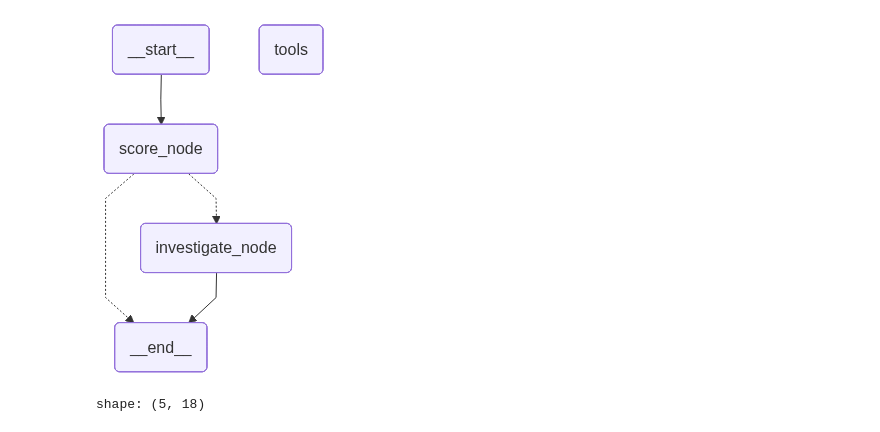
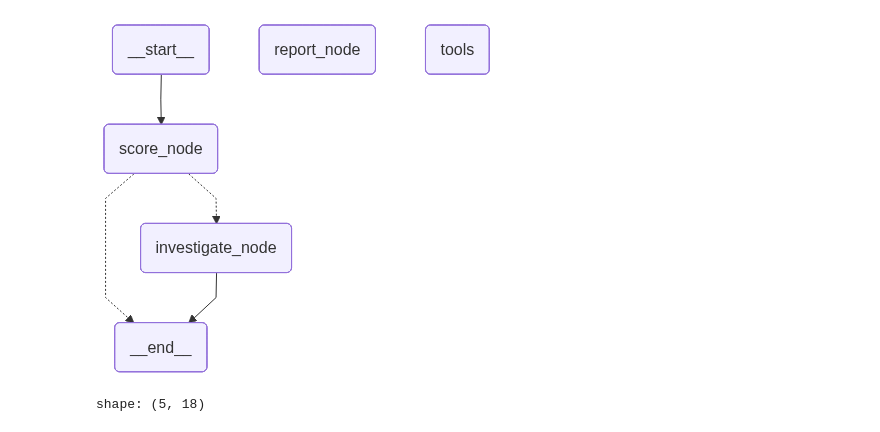
Before and after one commit to arjunverma2004/fraud-investigation-copilot, a Jupyter notebook: src/graph_nb.ipynb, the cells around one changed output. Saved outputs shown, nothing was run; the diff lists cells and outputs as text; code cells hidden in the pictures.

Commit message:
CREATED report node

```diff
--- a/src/graph_nb.ipynb
+++ b/src/graph_nb.ipynb
@@ -138,33 +174,34 @@ Documents added to the vector database.
 # %%
 # ---------------------------------------------------------------------
 # Build the graph
 # ---------------------------------------------------------------------
 def build_graph():
     builder = StateGraph(InvestigationState)
 
     builder.add_node("score_node", score_node)
-    builder.add_node("investigate_node", investigate_node)  # stub for now
+    builder.add_node("investigate_node", investigate_node)
+    builder.add_node("report_node", report_node)
     builder.add_node("tools", tool_node)
 
     builder.add_edge(START, "score_node")
     builder.add_conditional_edges(
         "score_node",
         route_after_scoring,
         {"investigate_node": "investigate_node", END: END},
     )
     builder.add_conditional_edges("investigate_node", route_after_investigate)
     builder.add_edge("tools", "investigate_node")  # route to tools node for tool invocation
 
     # Checkpointer needed even at this stage if you want to test resuming;
     # harmless to include now, becomes load-bearing once interrupt() (Task 7) exists.
     checkpointer = MemorySaver()
     return builder.compile(checkpointer=checkpointer)
 
 
 graph = build_graph()
 graph
 # %% [output]
-[figure, old version]
+[figure, new version]
 # %%
 
 
```
Also changed, not shown: parts of 5 cells of this notebook, 1 other file.
